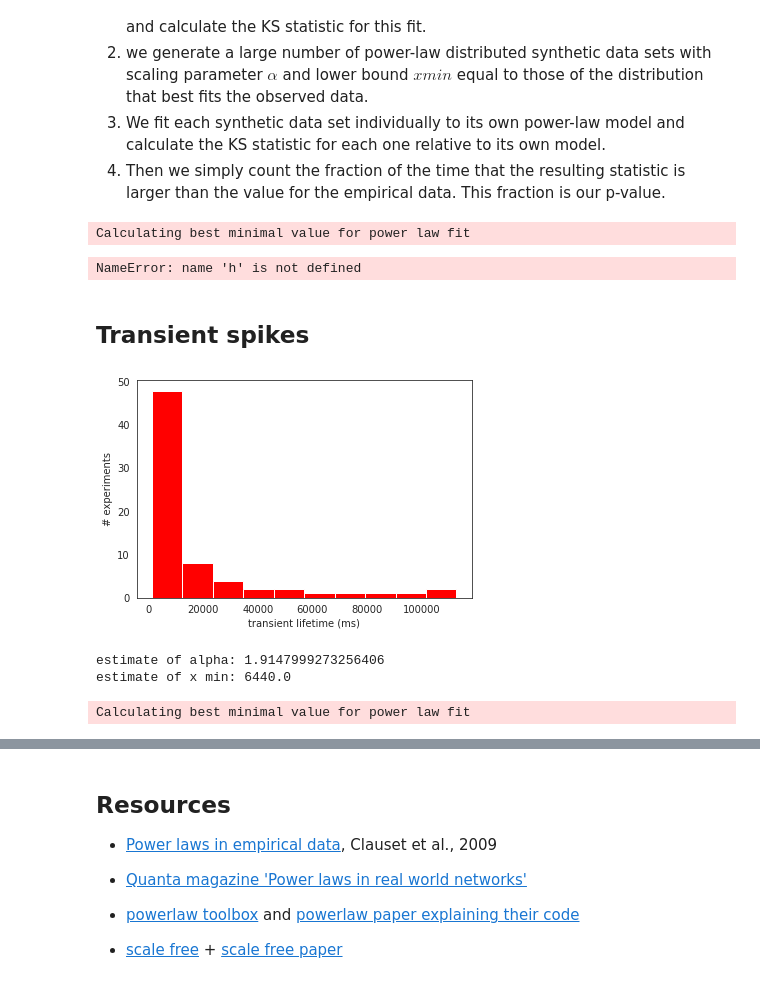
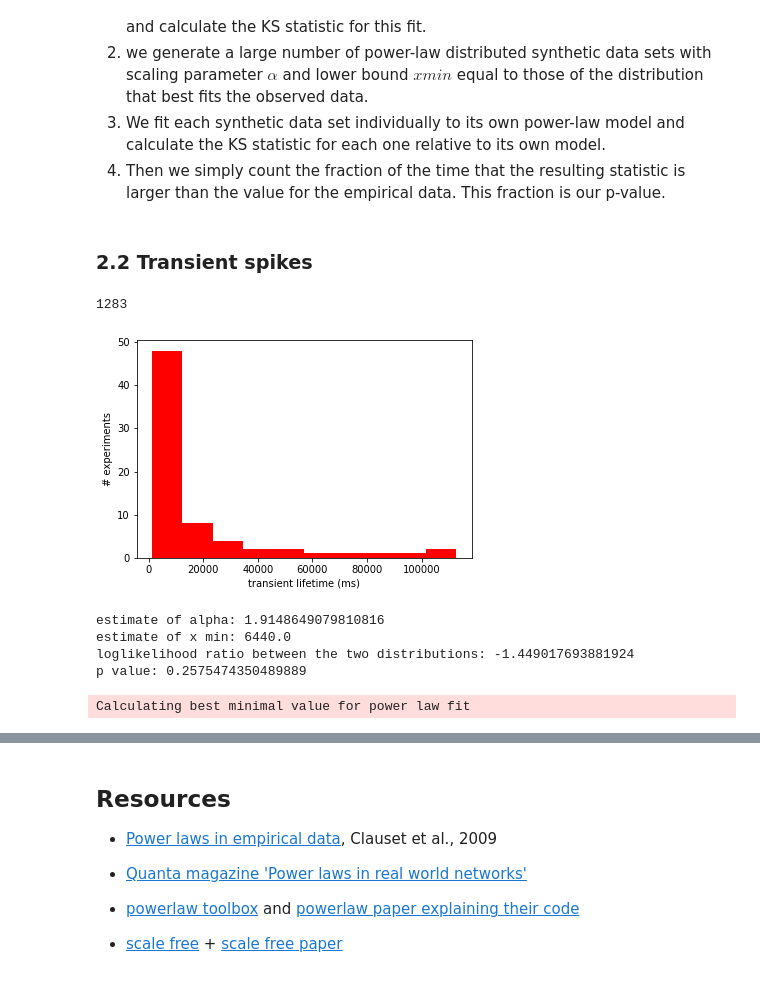
Before and after one commit to daphnecor/Transients, a Jupyter notebook: fitting_data_to_distributions.ipynb, the cells around one changed output, grey strips where cells are left out. Cells and saved outputs as stored; diff of their text form; code cells hidden in the pictures.

Commit message:
distribution inspections

```diff
--- a/fitting_data_to_distributions.ipynb
+++ b/fitting_data_to_distributions.ipynb
@@ -66,6 +71,10 @@ d = {'transient_spikes':transient_spikes, 'transient_lifetime':transient_lifetim
 df = pd.DataFrame(data=d)
 # %% [output]
 Simulation done! time: 42 seconds
+# %%
+# add a column with the spike frequency (number of active neurons/1 ms)
+df['n_frequency'] = round(df['transient_size']/df['transient_lifetime'],2)
+df['spike_frequency'] = round(df['transient_spikes']/df['transient_lifetime'],2)
 # %%
 df
 # %% [output]
@@ -186,32 +189,33 @@ Method
 2. we generate a large number of power-law distributed synthetic data sets with scaling parameter $α$ and lower bound $xmin$ equal to those of the distribution that best fits the observed data.
 3. We fit each synthetic data set individually to its own power-law model and calculate the KS statistic for each one relative to its own model.
 4. Then we simply count the fraction of the time that the resulting statistic is larger than the value for the empirical data. This fraction is our p-value.
-# %%
-theoretical_distribution = powerlaw.Power_Law(xmin=5.0, parameters=[2.5], discrete=True)
-simulated_data = theoretical_distribution.generate_random(10000, estimate_discrete=True)
-empirical_data = transient_lifetime_lst
-####
-fit = powerlaw.Fit(empirical_data, discrete=True, estimate_discrete=True)
-simulated_data = fit.power_law.generate_random(10000)
-
-h
-# %% [output]
-Calculating best minimal value for power law fit
-NameError: name 'h' is not defined
 # %% [markdown]
-## Transient spikes
+### 2.2 Transient spikes
+# %%
+data = transient_spikes_lst
+
+min(data)
+# %% [output]
+1283
 # %%
-plt.hist(transient_spikes_lst, color='r')
+plt.hist(data, color='r')
 plt.xlabel('transient lifetime (ms)')
 plt.ylabel('# experiments');
 # %% [output]
-[figure, old version]
+[figure, new version]
 # %%
-r = powerlaw.Fit(transient_spikes_lst, discrete=True)
+fit = powerlaw.Fit(data)
 
-print(f'estimate of alpha: {r.power_law.alpha}')
-print(f'estimate of x min: {r.power_law.xmin}')
+print(f'estimate of alpha: {fit.power_law.alpha}')
+print(f'estimate of x min: {fit.power_law.xmin}')
+
+R, p = fit.distribution_compare('power_law', 'lognormal')
+
+print(f'loglikelihood ratio between the two distributions: {R}')
+print(f'p value: {p}')
 # %% [output]
-estimate of alpha: 1.9147999273256406
+estimate of alpha: 1.9148649079810816
 estimate of x min: 6440.0
+loglikelihood ratio between the two distributions: -1.449017693881924
+p value: 0.2575474350489889
 Calculating best minimal value for power law fit
```
Also changed, not shown: parts of 28 cells of this notebook.
